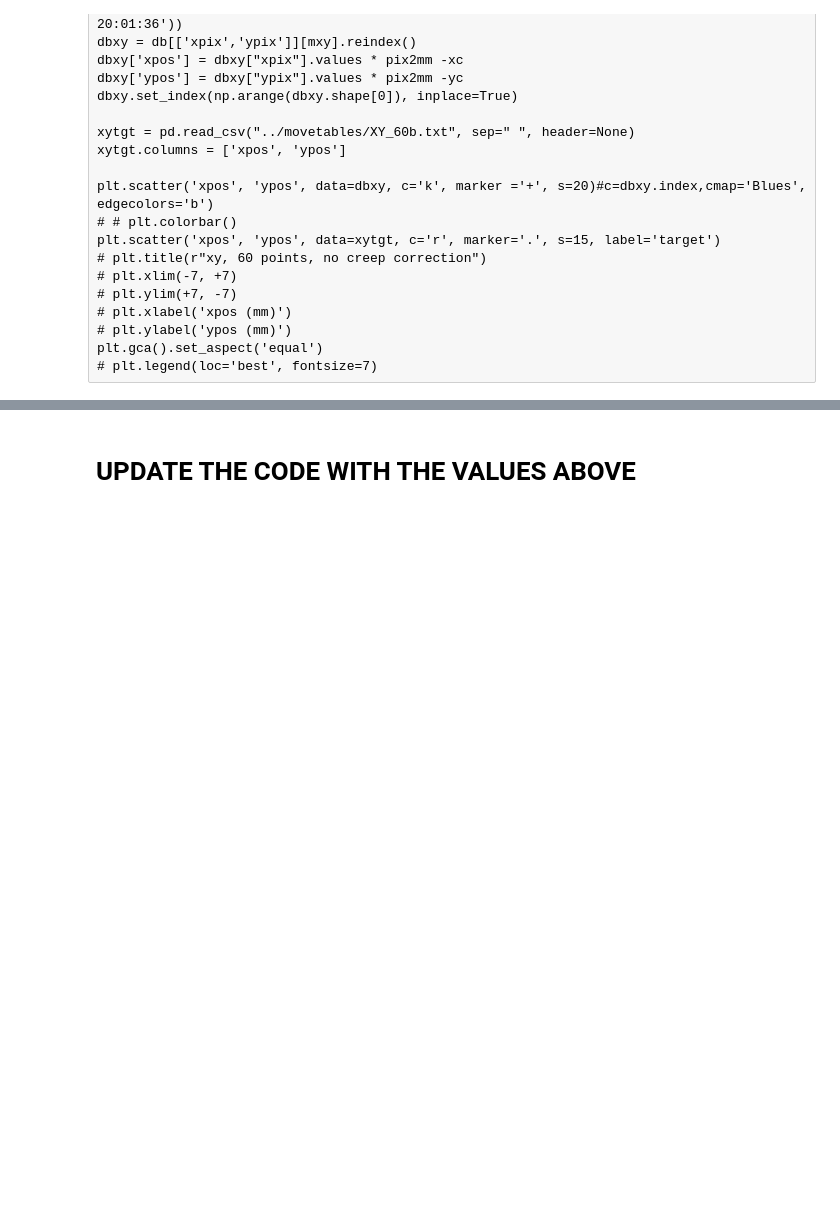
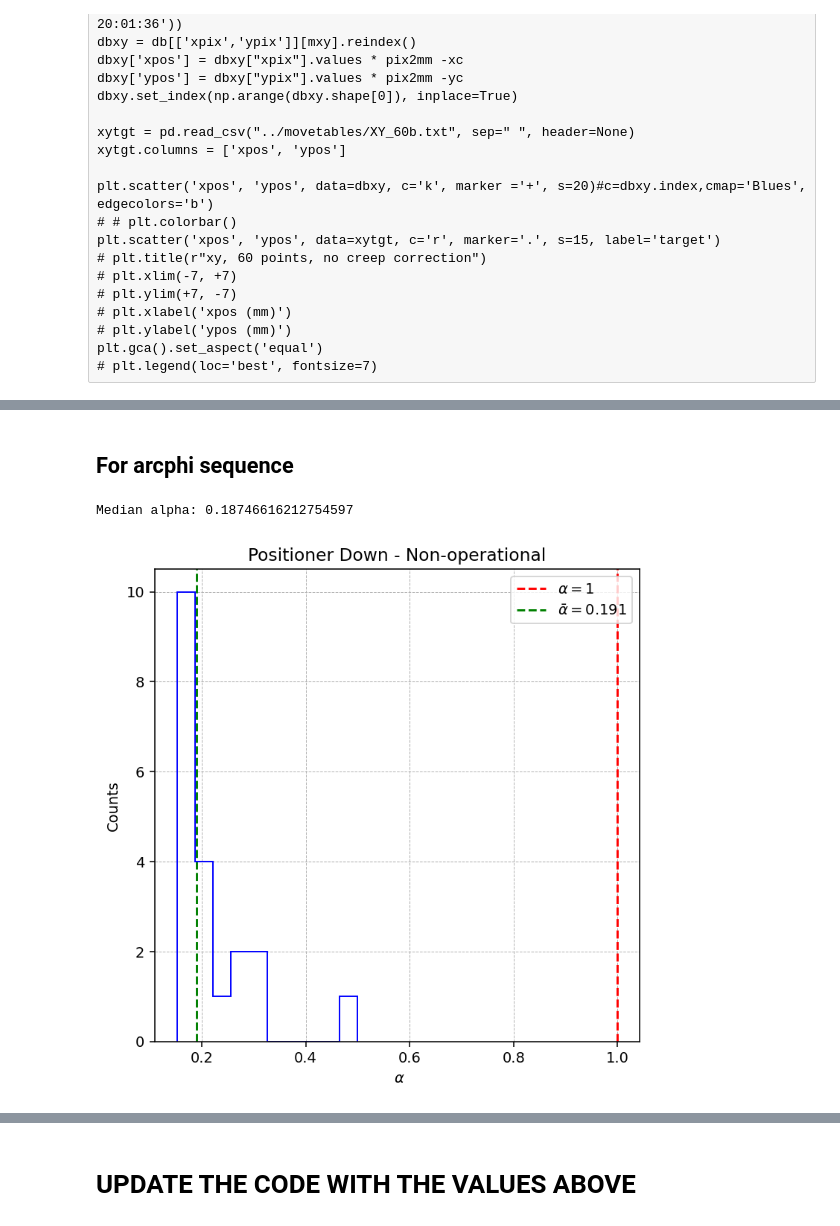
Before and after one commit to SSantosLab/DESI-QA, a Jupyter notebook: calib/Report-sean.ipynb, the cells around one changed output, grey strips where cells are left out. Cells and saved outputs as stored; diff of their text form; code cells hidden in the pictures; blank space fills up the shorter version.

Commit message:
initial mount config tests - see PrelimFigs folder

```diff
--- a/calib/Report-sean.ipynb
+++ b/calib/Report-sean.ipynb
@@ -876,0 +740,2 @@ print(np.median(alpha_arr))
+# %% [markdown]
+## For arcphi sequence
@@ -876,0 +750,42 @@ print(np.median(alpha_arr))
+# %%
+for j in range(len(arcs)-1):
+    prev = j
+    current = j+1
+
+    x_previous, y_previous,direction_previous = arcs.loc[prev]['xpix'],arcs.loc[prev]['ypix'],arcs.loc[prev]['direction']
+    x_current, y_current,direction_current = arcs.loc[current]['xpix'],arcs.loc[current]['ypix'],arcs.loc[current]['direction']
+
+    if direction_previous!=direction_current or j==0:
+        alpha_arr = np.append(alpha_arr,angle_between((xc2_pix,yc2_pix),(x_previous, y_previous),(x_current, y_current))/(req_move+ramp))
+        req_arr = np.append(req_arr,req_move+ramp)
+
+    else:
+        alpha_arr = np.append(alpha_arr,angle_between((xc2_pix,yc2_pix),(x_previous, y_previous),(x_current, y_current))/(req_move+2*ramp))
+        req_arr = np.append(req_arr,req_move+2*ramp)
+
+    obs_arr = np.append(obs_arr, angle_between((xc2_pix,yc2_pix),(x_previous, y_previous),(x_current, y_current)))
+# %%
+indices = np.arange(0,19,step=1,dtype=int)
+# indices = np.delete(indices,[10,18])
+# print(indices)
+# %%
+fig,ax = plt.subplots(figsize=[6,6])
+ax.grid(linestyle='--',linewidth=0.5)
+ax.vlines(1,0,11,label=r'$\alpha = 1$',linestyle='--',color='red')
+ax.vlines(np.median(alpha_arr[indices]),0,11,label=r'$\bar{\alpha} = $'+f'{np.median(alpha_arr[indices]):.3f}',linestyle='--',color='green')
+ax.set_ylim(0,10.5)
+ax.legend()
+ax.hist(alpha_arr,histtype='step',color="blue")
+ax.set_title(label)
+
+ax.set_xlabel(r' $\alpha$')
+ax.set_ylabel('Counts')
+
+print("Median alpha:",str(np.median(alpha_arr)))
+
+plt.savefig('/home/msdos/DESI-QA/output/figures/LinPhiTests/PrelimFigs/Hist_'+str(label)+'.jpg',dpi=180)
+
+plt.show()
+# %% [output]
+Median alpha: 0.18746616212754597
+[figure, added]
```
Also changed, not shown: parts of 32 cells of this notebook, 11 other files.
